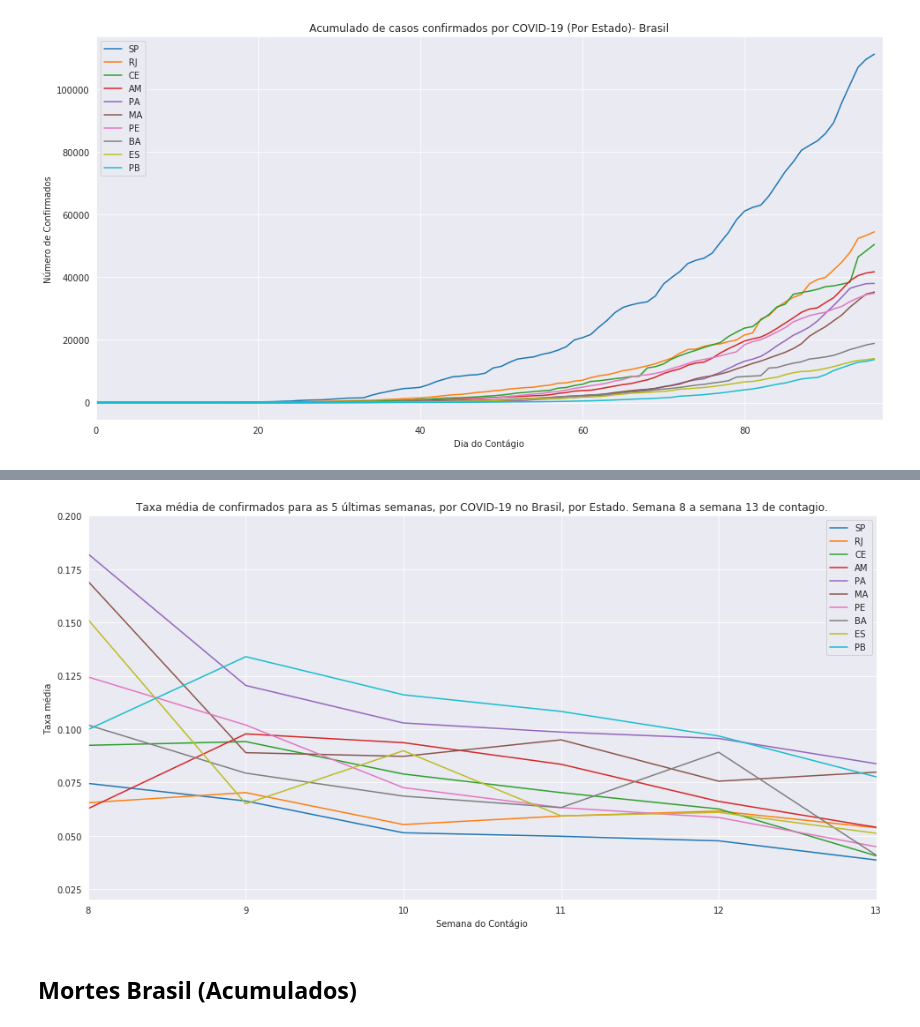
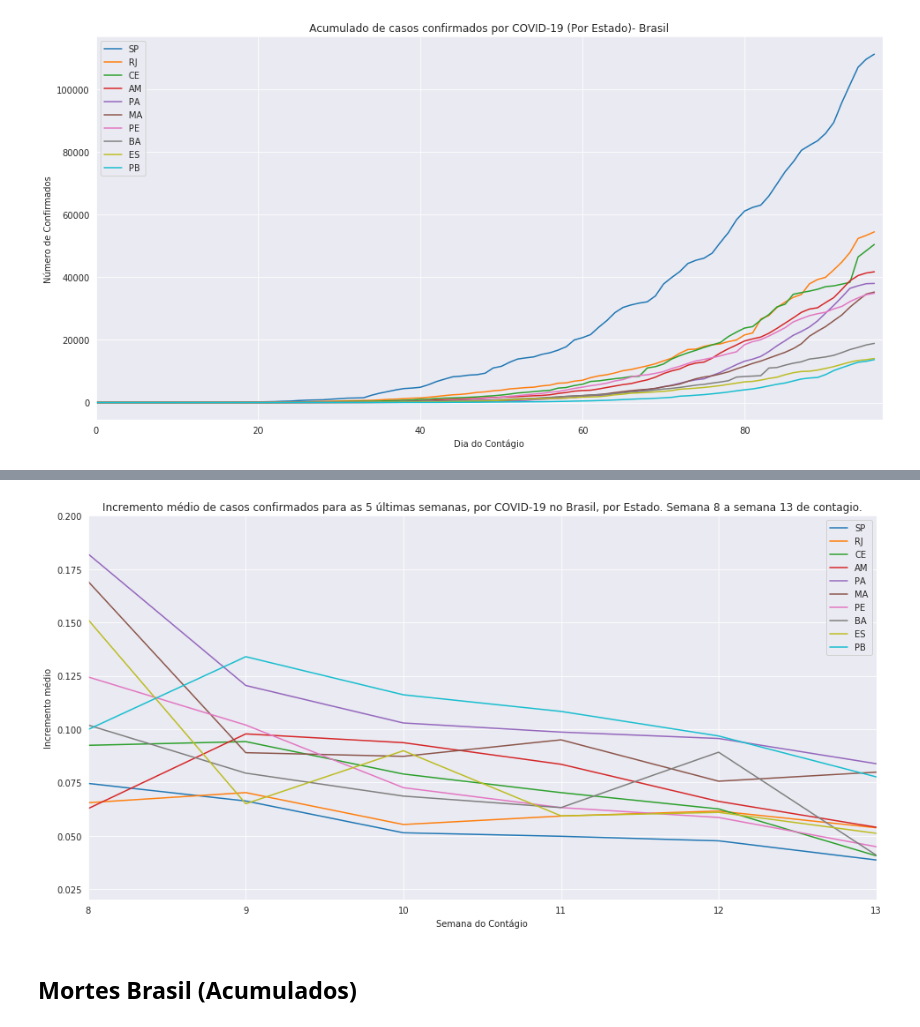
Before and after one commit to Manuelfjr/Covid19, a Jupyter notebook: brazil/brazilcode.ipynb, the cells around one changed output, grey strips where cells are left out. Drawn from its saved outputs; the diff is of its cells as text; code cells hidden in the pictures.

```diff
--- a/brazil/brazilcode.ipynb
+++ b/brazil/brazilcode.ipynb
@@ -159,16 +159,16 @@ for i in statebrconfirm.columns:
 # %%
 fig, ax = plt.subplots(nrows=1,ncols=1,figsize=(16,8))
 for i in maxconfirmstate.index:
   ax.plot(range(1,idmeanconfirmstate.shape[0]+1), idmeanconfirmstate[i],label=i)
   ax.set_xlim(n_weeks - weeks,n_weeks)
   ax.set_ylim(0.02,0.2)
 plt.xlabel('Semana do Contágio')
-plt.ylabel('Taxa média')
-plt.title('Taxa média de confirmados para as {} últimas semanas, por COVID-19 no Brasil, por Estado. Semana {} a semana {} de contagio.'.format(weeks,n_weeks - weeks,n_weeks))
+plt.ylabel('Incremento médio')
+plt.title('Incremento médio de casos confirmados para as {} últimas semanas, por COVID-19 no Brasil, por Estado. Semana {} a semana {} de contagio.'.format(weeks,n_weeks - weeks,n_weeks))
 plt.legend()
 plt.savefig('confirmrateweeksstate.png')
 # %% [output]
-[figure, old version]
+[figure, new version]
 # %% [markdown]
 ## Mortes Brasil (Acumulados)
 # %% [markdown]
```
Also changed, not shown: parts of 7 cells of this notebook, 8 other files.
